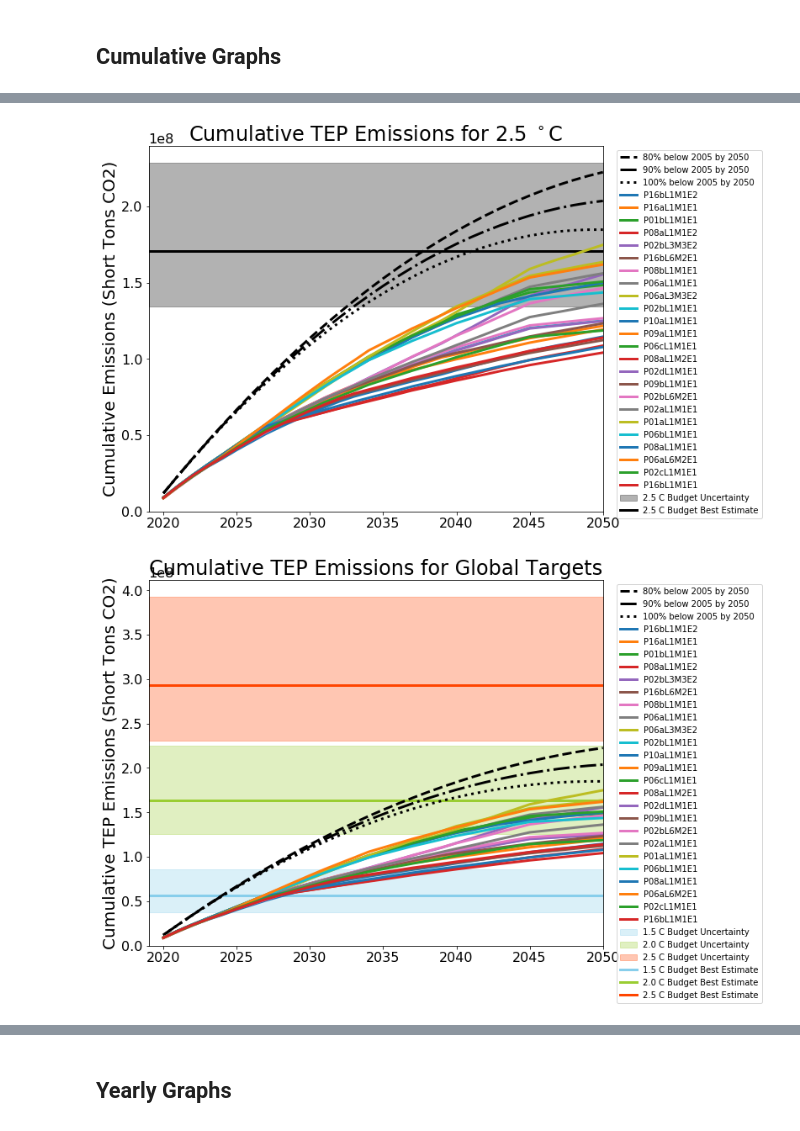
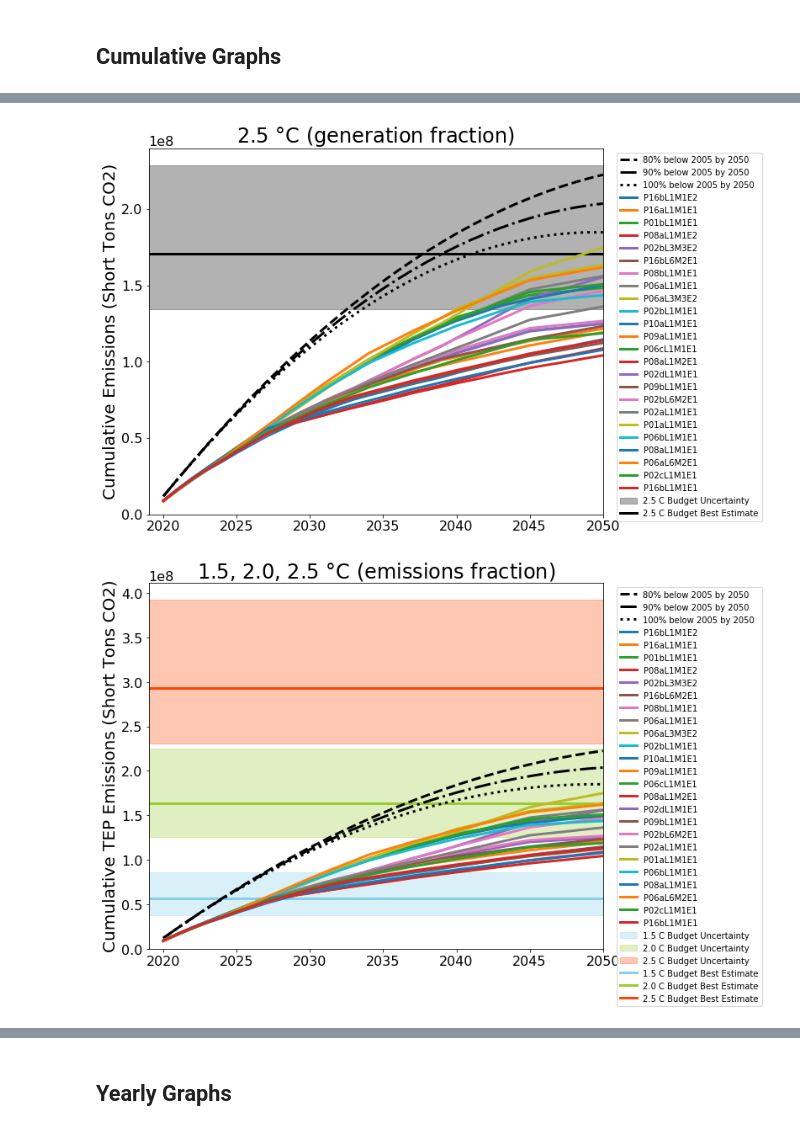
Before and after one commit to CLIMAS-UA/tepcarbon, a Jupyter notebook: tep_carbon.ipynb, the cells around one changed output, grey strips where cells are left out. Drawn from its saved outputs; the diff is of its cells as text; code cells hidden in the pictures.

Commit message:
simple titles

```diff
--- a/tep_carbon.ipynb
+++ b/tep_carbon.ipynb
@@ -1254,6 +1254,6 @@ fig.savefig(output_path / f'portfolios_{target}C_emissions_based.png', dpi=300)
 # %%
 target = 2.0
-fig, ax = cumulative_plot(carbon_budgets_tep_generation_based[target], target)
+fig, ax = cumulative_plot(carbon_budgets_tep_generation_based[target], target, 'generation')
 
 emissions_by2050_plot(yearly_emissions_by2050_cumulative, (fig, ax))
 
@@ -1274,6 +1274,6 @@ fig.savefig(output_path / f'portfolios_{target}C_generation_based.png', dpi=300)
 # %%
 target = 2.5
-fig, ax = cumulative_plot(carbon_budgets_tep_emissions_based[target], target)
+fig, ax = cumulative_plot(carbon_budgets_tep_emissions_based[target], target, 'emissions')
 
 emissions_by2050_plot(yearly_emissions_by2050_cumulative, (fig, ax))
 
@@ -1294,6 +1294,6 @@ fig.savefig(output_path / f'portfolios_{target}C_emissions_based.png', dpi=300)
 # %%
 target = 2.5
-fig, ax = cumulative_plot(carbon_budgets_tep_generation_based[target], target)
+fig, ax = cumulative_plot(carbon_budgets_tep_generation_based[target], target, 'generation')
 
 emissions_by2050_plot(yearly_emissions_by2050_cumulative, (fig, ax))
 
@@ -1310,9 +1310,9 @@ ax.legend(handles[1:] + [handles[0]], labels[1:] + [labels[0]], **legend_kwargs)
 
 fig.savefig(output_path / f'portfolios_{target}C_generation_based.png', dpi=300)
 # %% [output]
-[figure, old version]
+[figure, new version]
 # %%
-def cumulative_plot_base(carbon_budgets_tep):
+def cumulative_plot_base(carbon_budgets_tep, kind):
     """
     Parameters
     ----------
@@ -1328,25 +1328,25 @@ def cumulative_plot_base(carbon_budgets_tep):
         ax.fill_between((cumulative.index[0] - 1, cumulative.index[-1] + 1), budget['low'], budget['high'], alpha=0.3, label=f'{target} C Budget Uncertainty', **styles)
         ax.set_xlim(cumulative.index[0] - 1, cumulative.index[-1])
     ax.set_ylabel('Cumulative TEP Emissions (Short Tons CO2)')
-    ax.set_title(f'Cumulative TEP Emissions for Global Targets')
+    ax.set_title(f'1.5, 2.0, 2.5 $\degree$C ({kind} fraction)')
     return fig, ax
 # %%
-fig, ax = cumulative_plot_base(carbon_budgets_tep_emissions_based)
+fig, ax = cumulative_plot_base(carbon_budgets_tep_emissions_based, 'emissions')
 
 emissions_by2050_plot(yearly_emissions_by2050_cumulative, (fig, ax))
 
 ax.set_ylim(0, None)
 ax.legend(**legend_kwargs)
 fig.savefig(output_path / f'portfolios_1.5_2.0_2.5_C_emissions_based_no_portfolios.png', dpi=300)
 
 for name, cumulative in cumulatives.items():
     ax.plot(cumulative.index, cumulative.values, zorder=10, label=name)
 
 ax.set_ylim(0, None)
 handles, labels = ax.get_legend_handles_labels()
 ax.legend(handles[3:] + handles[0:3], labels[3:] + labels[0:3], **legend_kwargs)
 
 fig.savefig(output_path / 'portfolios_1.5_2.0_2.5_C_emissions_based.png', dpi=300)
 # %% [output]
-[figure, old version]
+[figure, new version]
 # %%
```
Also changed, not shown: parts of 9 cells of this notebook, 22 other files.
